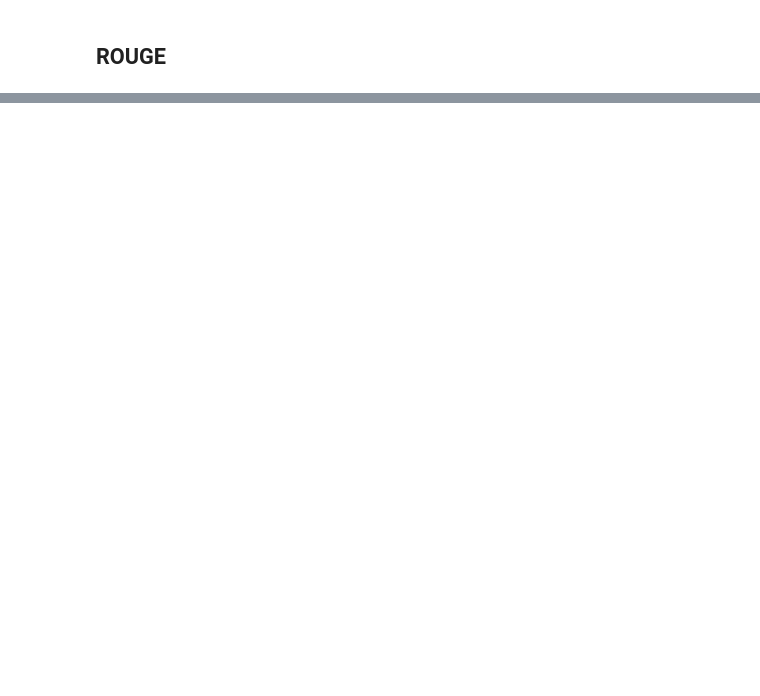
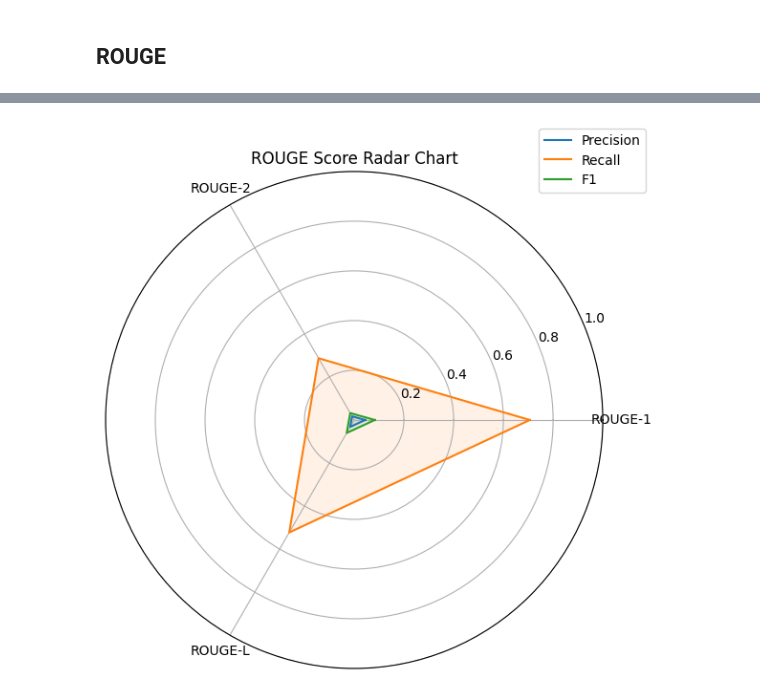
Before and after one commit to Shegun93/Mitigating-Academic-Misuse-of-LLMs-, a Jupyter notebook: Evaluation.ipynb, the cells around one changed output, grey strips where cells are left out. Saved outputs shown, nothing was run; the diff lists cells and outputs as text; code cells hidden in the pictures; blank space fills up the shorter version.

```diff
--- a/Evaluation.ipynb
+++ b/Evaluation.ipynb
@@ -70,7 +100,7 @@ if not use_quantization_config:
 prompt = "Input_text: I have a problem understanding Temperature in Physics"
 input_ids = tokenizer(prompt, return_tensors = "pt").to("cuda")
 # %%
-outputs = nairs.generate(
+outputs = model.generate(
     **input_ids,
     max_length=300,
     temperature=0.7,
@@ -196,7 +226,7 @@ def evaluate_accuracy(nairs, tokenizer, df):
     accuracy = correct / total if total > 0 else 0.0
     return accuracy
 # %%
-"""def evaluate_accuracy(nairs, tokenizer, df):
+def evaluate_accuracy(model, tokenizer, df):
     correct = 0
     total = 0
 
@@ -217,10 +247,10 @@ def evaluate_accuracy(nairs, tokenizer, df):
         inputs = tokenizer(input_text, return_tensors="pt", truncation=True).to("cuda")
 
 
-        outputs = nairs.generate(
+        outputs = model.generate(
             **inputs,
             max_new_tokens=2,
-            temperature=0.7,
+            temperature=0.8,
             do_sample=False,
             pad_token_id=tokenizer.eos_token_id,
         )
@@ -234,4 +264,4 @@ def evaluate_accuracy(nairs, tokenizer, df):
         total += 1
 
     accuracy = correct / total if total > 0 else 0.0
-    return accuracy"""
+    return accuracy
@@ -458,9 +512,9 @@ def extract_explanation(full_output):
 #================================
 # %%
-def generate_answer_and_explanation(nairs, tokenizer, context, question, options, few_shot_examples=True):
+def generate_answer_and_explanation(model, tokenizer, context, question, options, few_shot_examples=True):
     prompt = build_prompt_with_few_shot(context, question, options, few_shot_examples)
     inputs = tokenizer(prompt, return_tensors="pt", truncation=True).to("cuda")
-    outputs = nairs.generate(
+    outputs = model.generate(
         **inputs,
         max_new_tokens=200,
         temperature=0.8,
@@ -523,0 +578,30 @@ ROUGE Scores: {'rouge1': {'precision': 0.05752416448819112, 'recall': 0.69922082
+# %%
+import matplotlib.pyplot as plt
+import numpy as np
+
+def plot_radar_chart(rouge_scores):
+    labels = ['ROUGE-1', 'ROUGE-2', 'ROUGE-L']
+    metrics = ['precision', 'recall', 'f1']
+
+    angles = np.linspace(0, 2 * np.pi, len(labels), endpoint=False).tolist()
+    angles += angles[:1]  # close the plot
+
+    fig, ax = plt.subplots(figsize=(6, 6), subplot_kw=dict(polar=True))
+
+    for metric in metrics:
+        values = [rouge_scores[cat][metric] for cat in ['rouge1', 'rouge2', 'rougeL']]
+        values += values[:1]  # close the loop
+        ax.plot(angles, values, label=metric.capitalize())
+        ax.fill(angles, values, alpha=0.1)
+
+    ax.set_thetagrids(np.degrees(angles[:-1]), labels)
+    ax.set_ylim(0, 1)
+    ax.set_title("ROUGE Score Radar Chart")
+    ax.legend(loc='upper right', bbox_to_anchor=(1.1, 1.1))
+    plt.tight_layout()
+    plt.show()
+
+
+plot_radar_chart(rouge_scores)
+# %% [output]
+[figure, added]
```
Also changed, not shown: parts of 18 cells of this notebook, 1 other file.
